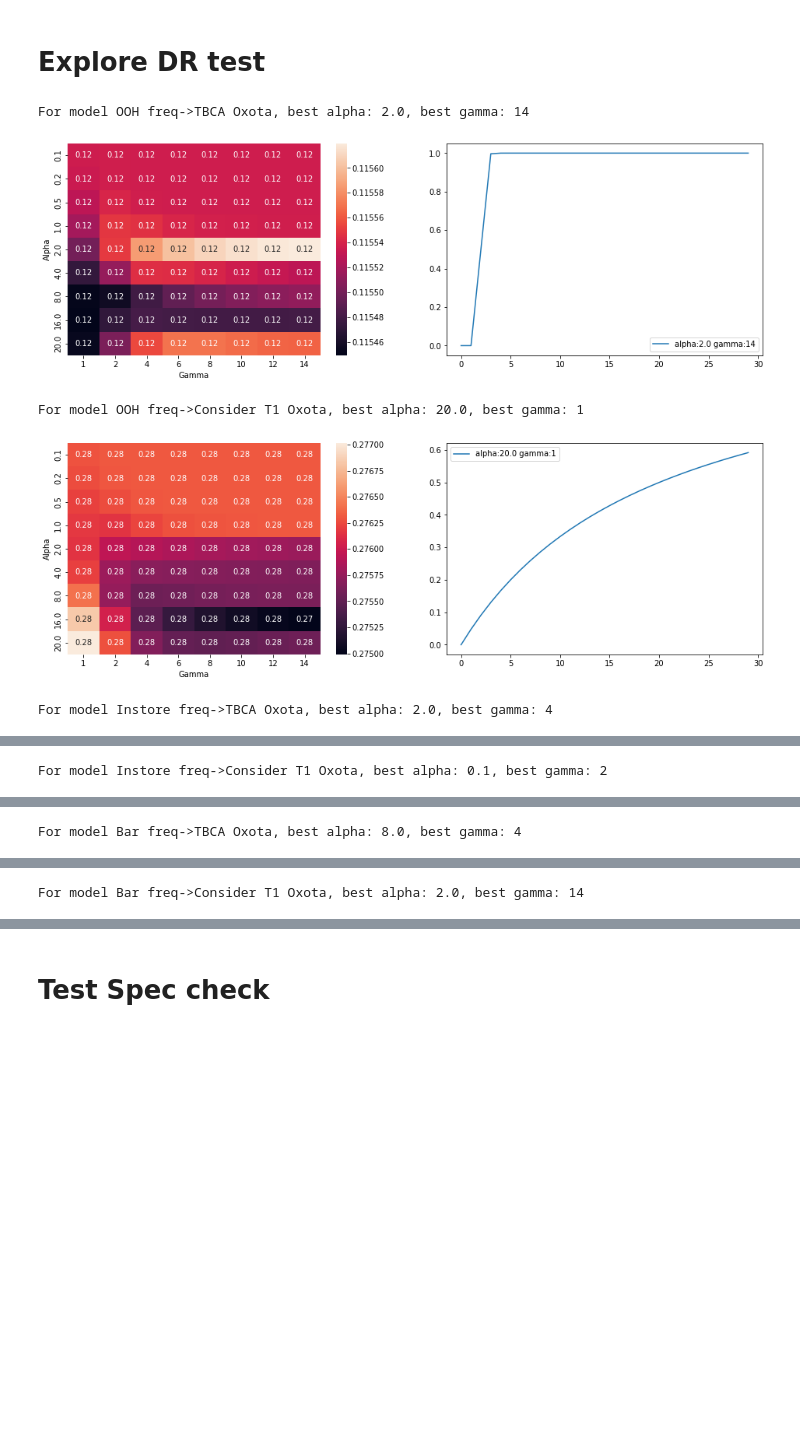
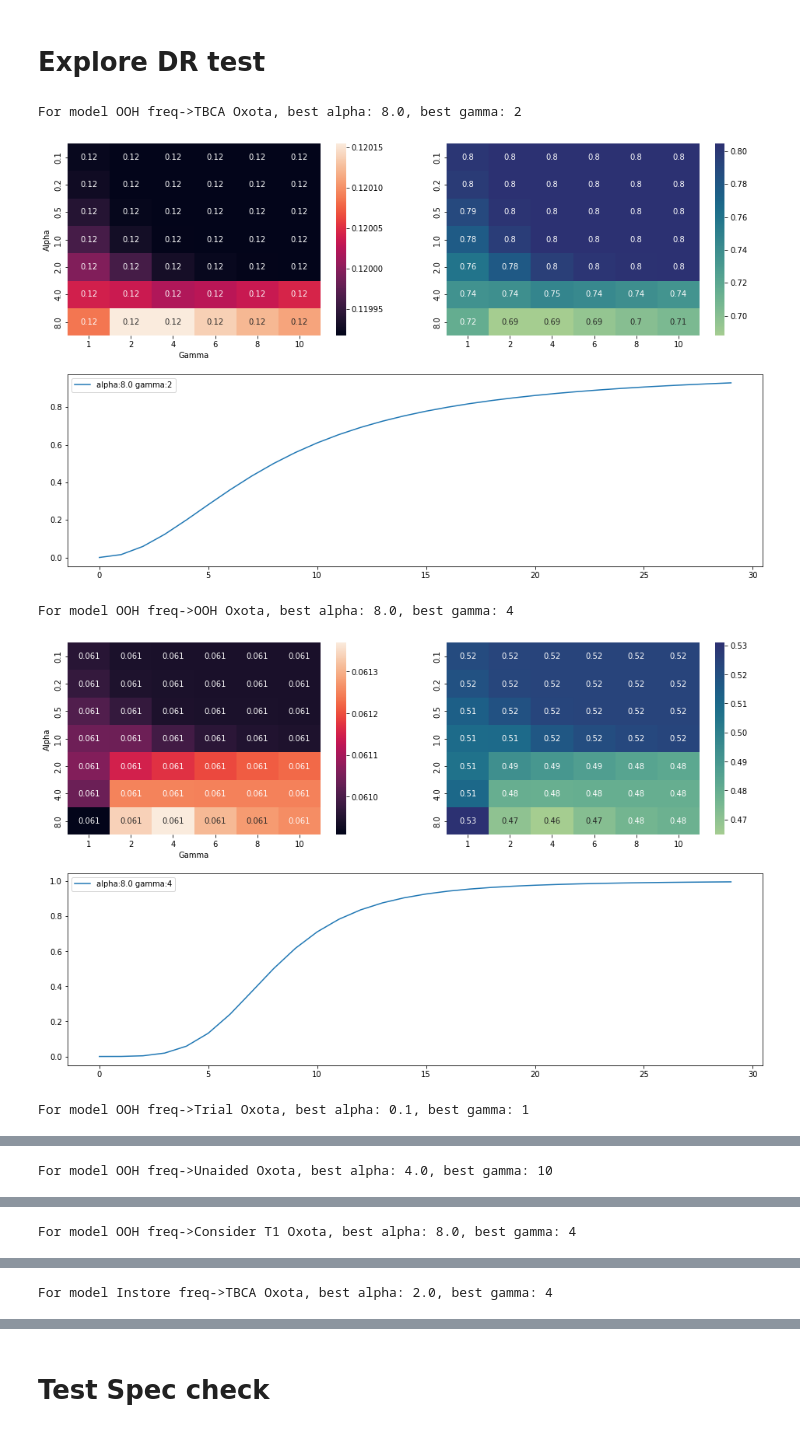
Before and after one commit to woskxmcnvb/XMedia, a Jupyter notebook: main_working_file.ipynb, the cells around one changed output, grey strips where cells are left out. Saved outputs shown, nothing was run; the diff lists cells and outputs as text; code cells hidden in the pictures; blank space fills up the shorter version.

```diff
--- a/main_working_file.ipynb
+++ b/main_working_file.ipynb
@@ -108,31 +108,31 @@ Best alpha:  8.0 Best gamma:  4
 # %%
 model_data = pd.read_csv('model_data.csv')
 
 model_spec = {
     'Target variables': [
-        #'TBCA Oxota', 'OOH Oxota', 'Trial Oxota', 'Unaided Oxota', 'Consider T1 Oxota'
-        'TBCA Oxota', 'Consider T1 Oxota'
+        'TBCA Oxota', 'OOH Oxota', 'Trial Oxota', 'Unaided Oxota', 'Consider T1 Oxota'
+        #'TBCA Oxota', 'Consider T1 Oxota'
     ],
     'Campaign variables': [
         {'Name': 'OOH freq',     'Alpha': 2, 'Gamma': 12},
         {'Name': 'Instore freq', 'Alpha': 2, 'Gamma': 4},
         {'Name': 'Bar freq',     'Alpha': 8, 'Gamma': 4},
     ],
     'Other variables': ['Volume', 'Media coverage', 'WOM +ve', 'Experience +ve'],
-    #'Relevance groups variable': 'Buy m.o. Oxota',
-    'Relevance groups variable': None,
+    'Relevance groups variable': 'Buy m.o. Oxota',
+    #'Relevance groups variable': None,
     'Subsample variables': ['Trial Oxota']
 }
 
 
 xmc = MediaContributionCalculator()
 
 
 model_spec = xmc.CheckFixSpec(model_data, model_spec)
 xmc.ExploreDiminishingReturn(model_data, model_spec)
 # %% [output]
-For model OOH freq->TBCA Oxota, best alpha: 2.0, best gamma: 14
+For model OOH freq->TBCA Oxota, best alpha: 8.0, best gamma: 2
-[figure, old version]
+[figure, new version]
-For model OOH freq->Consider T1 Oxota, best alpha: 20.0, best gamma: 1
+For model OOH freq->OOH Oxota, best alpha: 8.0, best gamma: 4
-[figure, old version]
+[figure, new version]
-For model Instore freq->TBCA Oxota, best alpha: 2.0, best gamma: 4
+For model OOH freq->Trial Oxota, best alpha: 0.1, best gamma: 1
@@ -140 +140 @@ For model Instore freq->TBCA Oxota, best alpha: 2.0, best gamma: 4
-For model Instore freq->Consider T1 Oxota, best alpha: 0.1, best gamma: 2
+For model OOH freq->Unaided Oxota, best alpha: 4.0, best gamma: 10
@@ -142 +142 @@ For model Instore freq->Consider T1 Oxota, best alpha: 0.1, best gamma: 2
-For model Bar freq->TBCA Oxota, best alpha: 8.0, best gamma: 4
+For model OOH freq->Consider T1 Oxota, best alpha: 8.0, best gamma: 4
@@ -144 +144 @@ For model Bar freq->TBCA Oxota, best alpha: 8.0, best gamma: 4
-For model Bar freq->Consider T1 Oxota, best alpha: 2.0, best gamma: 14
+For model Instore freq->TBCA Oxota, best alpha: 2.0, best gamma: 4
```
Also changed, not shown: parts of 1 cell of this notebook, 2 other files.
